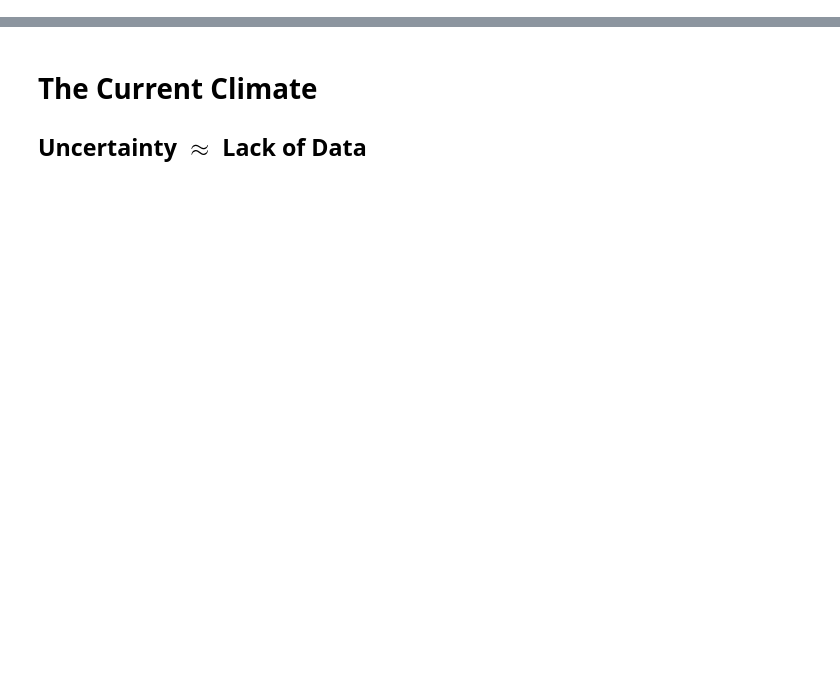
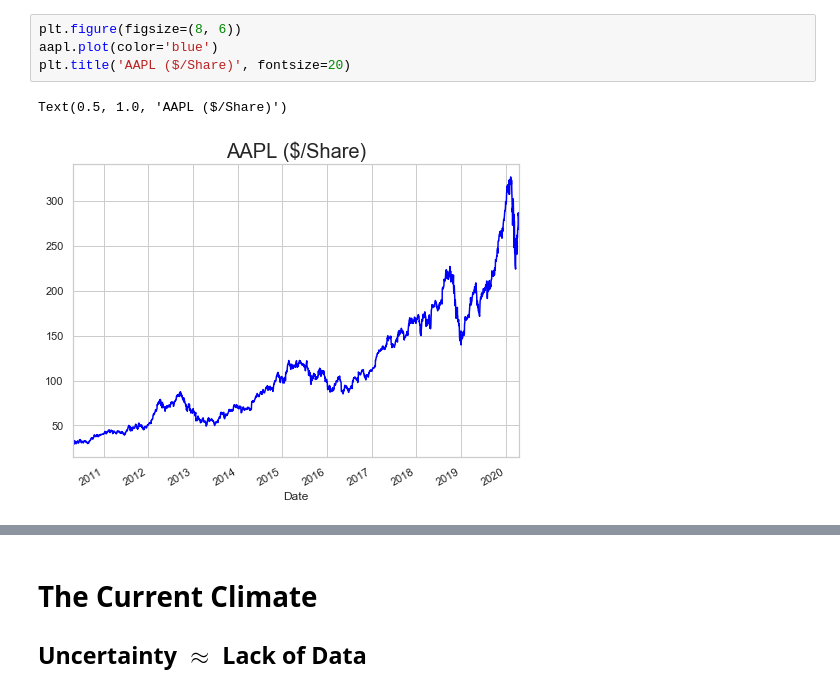
Before and after one commit to thsavage/Macro, a Jupyter notebook: Virtual Day at Schack.ipynb, the cells around one changed output, grey strips where cells are left out. Drawn from its saved outputs; the diff is of its cells as text; blank space fills up the shorter version.

```diff
--- a/Virtual Day at Schack.ipynb
+++ b/Virtual Day at Schack.ipynb
@@ -56,0 +61,7 @@ plt.axvline(dt.datetime(2008, 9, 15), color="red")
+# %%
+plt.figure(figsize=(8, 6))
+aapl.plot(color='blue')
+plt.title('AAPL ($/Share)', fontsize=20)
+# %% [output]
+Text(0.5, 1.0, 'AAPL ($/Share)')
+[figure, added]
```
Also changed, not shown: parts of 30 cells of this notebook, 1 other file.
